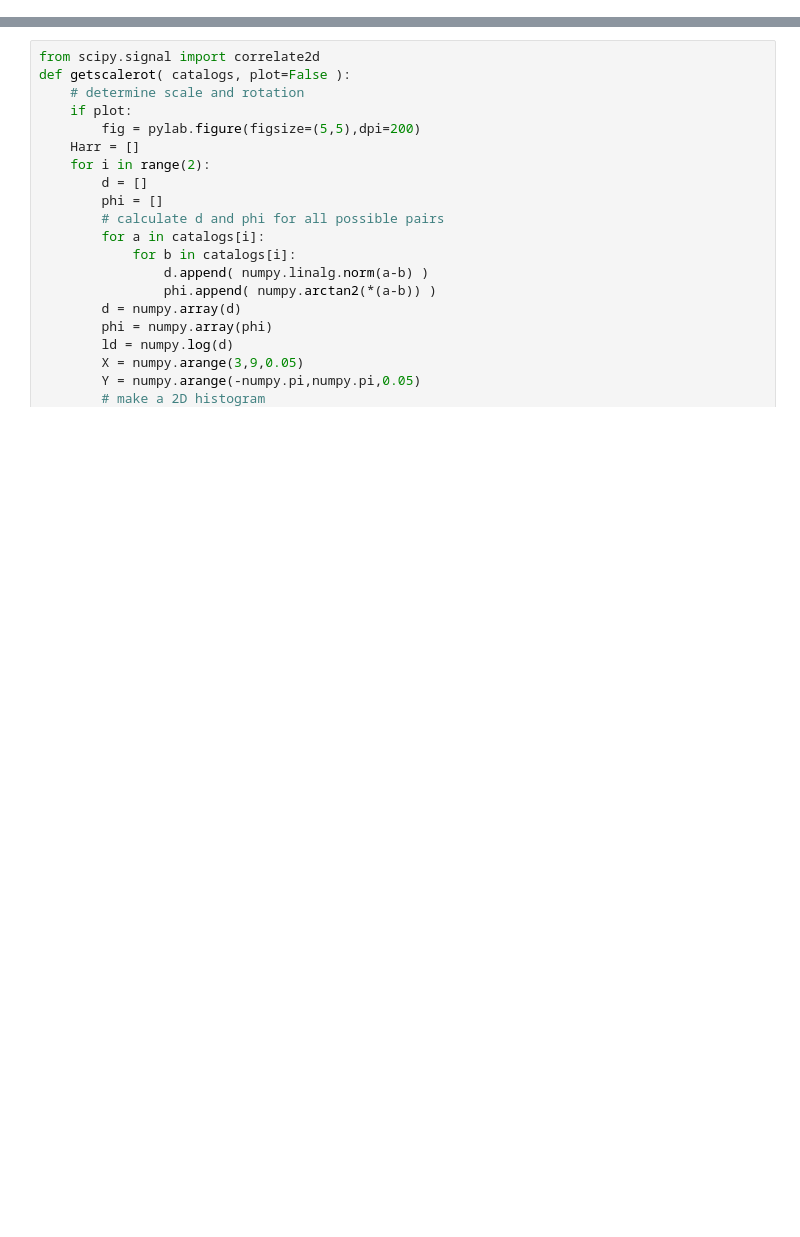
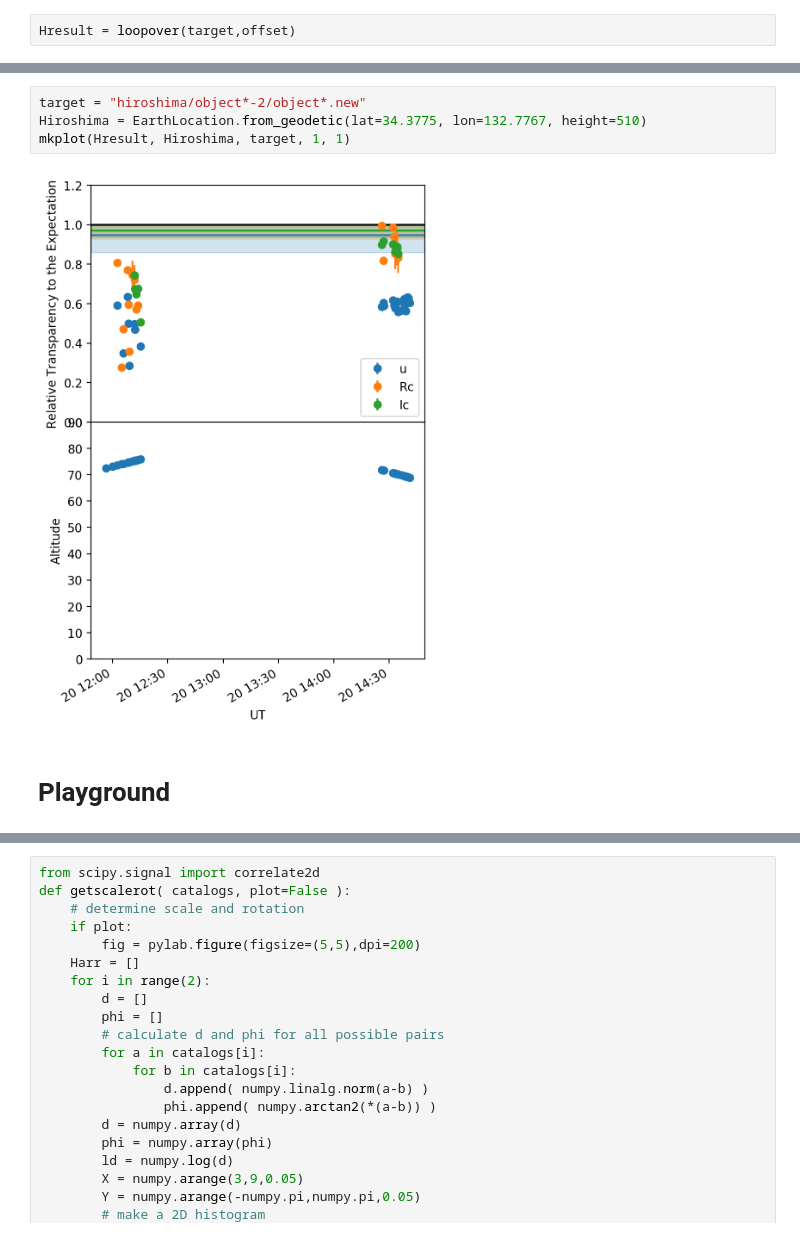
Before and after one commit to youtsumi/HinOTORINotebooks, a Jupyter notebook: HinOTORITransmission.ipynb, the cells around one changed output, grey strips where cells are left out. Saved outputs shown, nothing was run; the diff lists cells and outputs as text; blank space fills up the shorter version.

```diff
--- a/HinOTORITransmission.ipynb
+++ b/HinOTORITransmission.ipynb
@@ -260,0 +401,2 @@ result["u"]
+# %%
+Hresult = loopover(target,offset)
@@ -261,3 +515,11 @@ result["u"]
+# %%
+target = "hiroshima/object*-2/object*.new"
+Hiroshima = EarthLocation.from_geodetic(lat=34.3775, lon=132.7767, height=510)
+mkplot(Hresult, Hiroshima, target, 1, 1)
+# %% [output]
+[figure, added]
+# %% [markdown]
+# Playground
 # %%
 # arXiv:astro-ph/9907229
 def acfregister(path,refpath):
```
Also changed, not shown: parts of 35 cells of this notebook.
